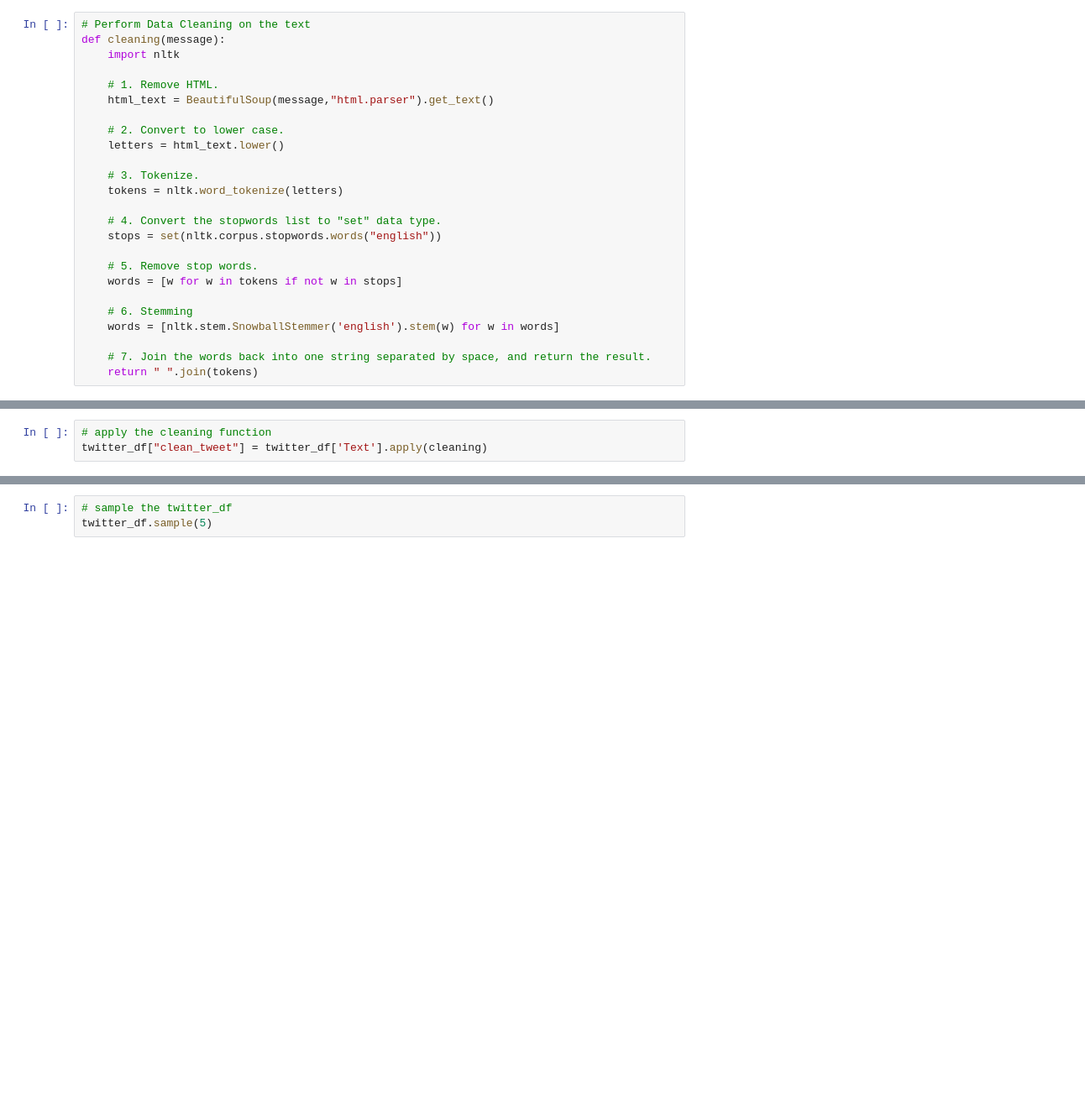
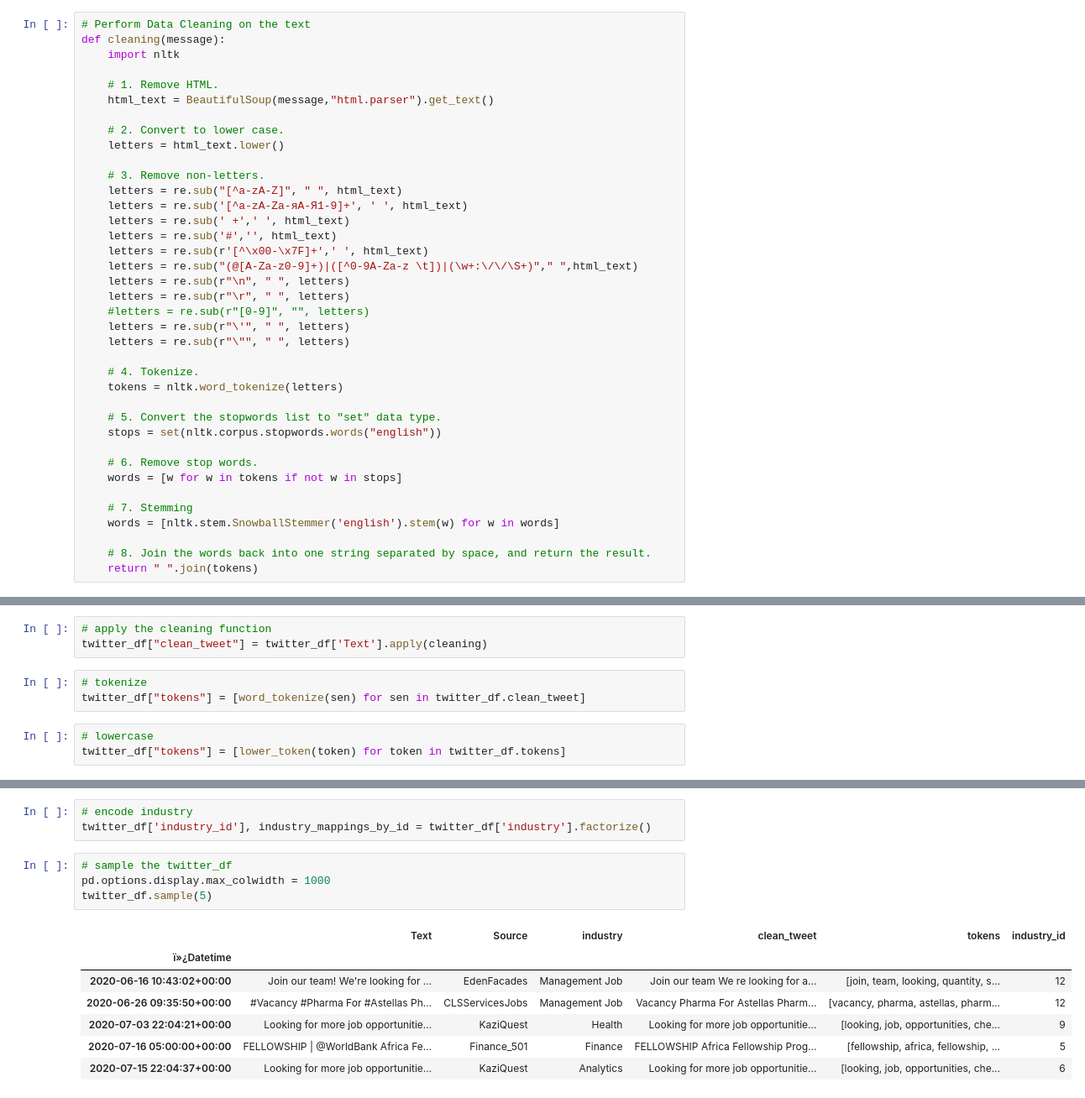
Before and after one commit to A4Ayub/Machine-Learning-Class-Sessions, a Jupyter notebook: Natural Language Processing - NLP/Building A Retrieval Based Chatbot/twitter-job-hunter-chatbot-modeling.ipynb, the cells around one changed output, grey strips where cells are left out. Shown: that part at 84% size. Drawn from its saved outputs; the diff is of its cells as text; blank space fills up the shorter version.

```diff
--- a/Natural Language Processing - NLP/Building A Retrieval Based Chatbot/twitter-job-hunter-chatbot-modeling.ipynb
+++ b/Natural Language Processing - NLP/Building A Retrieval Based Chatbot/twitter-job-hunter-chatbot-modeling.ipynb
@@ -119,19 +169,32 @@ def cleaning(message):
     # 2. Convert to lower case.
     letters = html_text.lower()
 
-    # 3. Tokenize.
+    # 3. Remove non-letters.
+    letters = re.sub("[^a-zA-Z]", " ", html_text)
+    letters = re.sub('[^a-zA-Zа-яА-Я1-9]+', ' ', html_text)
+    letters = re.sub(' +',' ', html_text)
+    letters = re.sub('#','', html_text)
+    letters = re.sub(r'[^\x00-\x7F]+',' ', html_text)
+    letters = re.sub("(@[A-Za-z0-9]+)|([^0-9A-Za-z \t])|(\w+:\/\/\S+)"," ",html_text)
+    letters = re.sub(r"\n", " ", letters)
+    letters = re.sub(r"\r", " ", letters)
+    #letters = re.sub(r"[0-9]", "", letters)
+    letters = re.sub(r"\'", " ", letters)
+    letters = re.sub(r"\"", " ", letters)
+
+    # 4. Tokenize.
     tokens = nltk.word_tokenize(letters)
 
-    # 4. Convert the stopwords list to "set" data type.
+    # 5. Convert the stopwords list to "set" data type.
     stops = set(nltk.corpus.stopwords.words("english"))
 
-    # 5. Remove stop words.
+    # 6. Remove stop words.
     words = [w for w in tokens if not w in stops]
 
-    # 6. Stemming
+    # 7. Stemming
     words = [nltk.stem.SnowballStemmer('english').stem(w) for w in words]
 
-    # 7. Join the words back into one string separated by space, and return the result.
+    # 8. Join the words back into one string separated by space, and return the result.
     return " ".join(tokens)
 # %%
 # Create a word cloud
@@ -164,3 +227,9 @@ def hashtag_extract(x):
 # %%
 # apply the cleaning function
 twitter_df["clean_tweet"] = twitter_df['Text'].apply(cleaning)
+# %%
+# tokenize
+twitter_df["tokens"] = [word_tokenize(sen) for sen in twitter_df.clean_tweet]
+# %%
+# lowercase
+twitter_df["tokens"] = [lower_token(token) for token in twitter_df.tokens]
@@ -167,3 +239,15 @@ twitter_df["clean_tweet"] = twitter_df['Text'].apply(cleaning)
+# %%
+# encode industry
+twitter_df['industry_id'], industry_mappings_by_id = twitter_df['industry'].factorize()
 # %%
 # sample the twitter_df
+pd.options.display.max_colwidth = 1000
 twitter_df.sample(5)
+# %% [output]
+|  | Text | Source | industry | clean_tweet | tokens | industry_id |
+| ï»¿Datetime |  |  |  |  |  |  |
+| 2020-06-16 10:43:02+00:00 | Join our team! We're looking for ... | EdenFacades | Management Job | Join our team We re looking for a... | [join, team, looking, quantity, s... | 12 |
+| 2020-06-26 09:35:50+00:00 | #Vacancy #Pharma For #Astellas Ph... | CLSServicesJobs | Management Job | Vacancy Pharma For Astellas Pharm... | [vacancy, pharma, astellas, pharm... | 12 |
+| 2020-07-03 22:04:21+00:00 | Looking for more job opportunitie... | KaziQuest | Health | Looking for more job opportunitie... | [looking, job, opportunities, che... | 9 |
+| 2020-07-16 05:00:00+00:00 | FELLOWSHIP | @WorldBank Africa Fe... | Finance_501 | Finance | FELLOWSHIP Africa Fellowship Prog... | [fellowship, africa, fellowship, ... | 5 |
+| 2020-07-15 22:04:37+00:00 | Looking for more job opportunitie... | KaziQuest | Analytics | Looking for more job opportunitie... | [looking, job, opportunities, che... | 6 |
```
Also changed, not shown: parts of 83 cells of this notebook.
